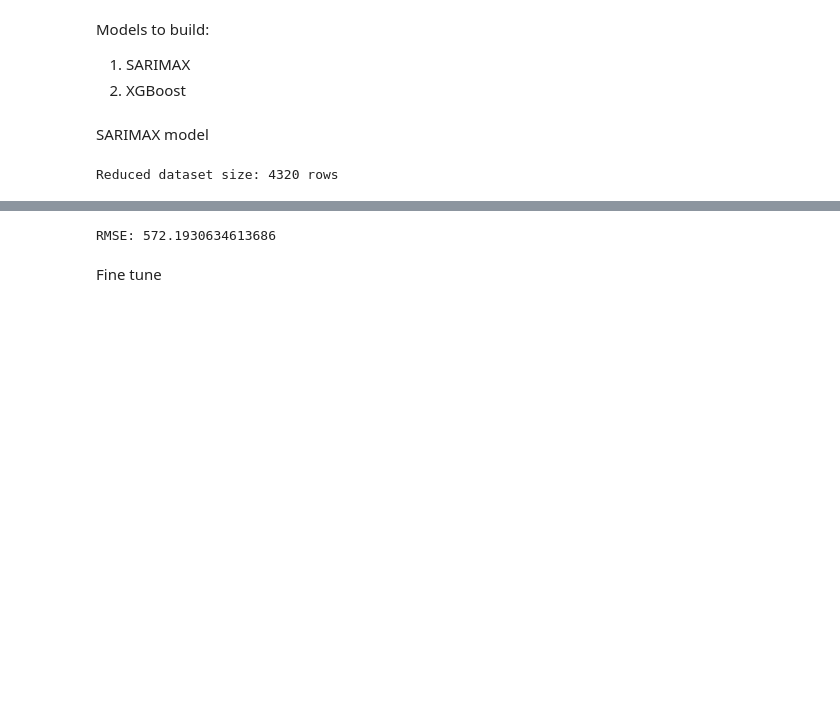
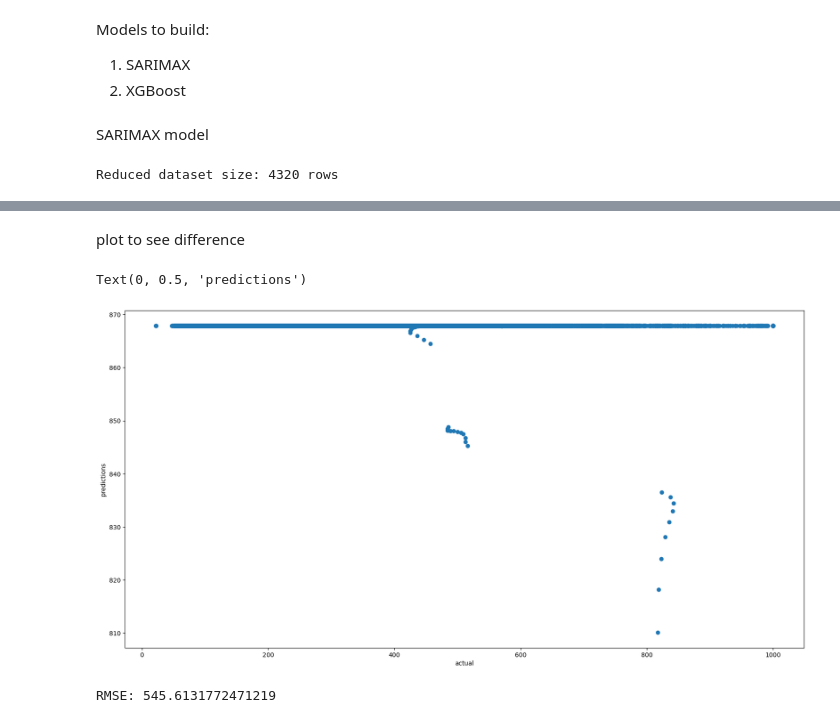
Before and after one commit to mahesa005/jakarta-aqi-prediction-model, a Jupyter notebook: aqi_forecast.ipynb, the cells around one changed output, grey strips where cells are left out. Cells and saved outputs as stored; diff of their text form; code cells hidden in the pictures; blank space fills up the shorter version.

Commit message:
scaled inputs and targets

```diff
--- a/aqi_forecast.ipynb
+++ b/aqi_forecast.ipynb
@@ -604,9 +624,22 @@ Reduced dataset size: 4320 rows
+# %%
+# Scale the Y
+y_scaler = MinMaxScaler()
+
+# Reshape
+y_train, y_test = train_target.values.reshape(-1, 1), test_target.values.reshape(-1, 1)
+
+# Fit the training target
+y_scaler.fit(y_train)
+
+# Transform the each target
+y_train_scaled = y_scaler.transform(y_train)
+y_test_scaled = y_scaler.transform(y_test)
 # %%
 # Daily model
 # Run "code --max-memory=4096M"
 model = auto_arima(
-                    y=train_target,
-                    x=train_input,
+                    y=y_train_scaled,
+                    x=x_train_scaled,
                     m=24,
                     stepwise=True, # Stepwise is an algorithm that searches for the best effective model
                     suppress_warnings=True, # Supresses warnings
@@ -635,7 +668,18 @@ Total fit time: 849.033 seconds
 # %%
 # Predict
-predictions = pd.Series(model.predict(n_periods=len(train_input), # a total of len(test_input) forecast data will be predicted at the same time, in this case 90*24 hours
-                                      X=train_input))
-predictions.index = train_input.index
-print(predictions)
+predictions = pd.Series(model.predict(n_periods=len(x_test_scaled), # a total of len(test_input) forecast data will be predicted at the same time, in this case 90*24 hours
+                                      X=x_test_scaled))
+
+# Reshape again
+predictions_reshaped = predictions.values.reshape(-1, 1)
+
+# inverse the transformation
+predictions_retransformed = y_scaler.inverse_transform(predictions_reshaped)
+
+# Transform back to 1D
+predictions_final = pd.Series(predictions_retransformed.flatten(),
+                             index=test_target.index)
+
+print("Predictions shape:", predictions_final.shape)
+print("Test target shape:", test_target.shape)
 # %% [output]
@@ -671,10 +712,17 @@ Name: us_aqi, Length: 14965, dtype: float64
+# %% [markdown]
+plot to see difference
+# %%
+plt.scatter(test_target, predictions_final)
+plt.xlabel('actual')
+plt.ylabel('predictions')
+# %% [output]
+Text(0, 0.5, 'predictions')
+[figure, added]
 # %%
 # Calculate RMSE
 from sklearn.metrics import mean_squared_error
-mse = mean_squared_error(train_target, predictions)
+mse = mean_squared_error(test_target, predictions_final)
 rmse = np.sqrt(mse)
 print(f"RMSE: {rmse}")
 # %% [output]
-RMSE: 572.1930634613686
+RMSE: 545.6131772471219
-# %% [markdown]
-Fine tune
```
Also changed, not shown: parts of 5 cells of this notebook.
